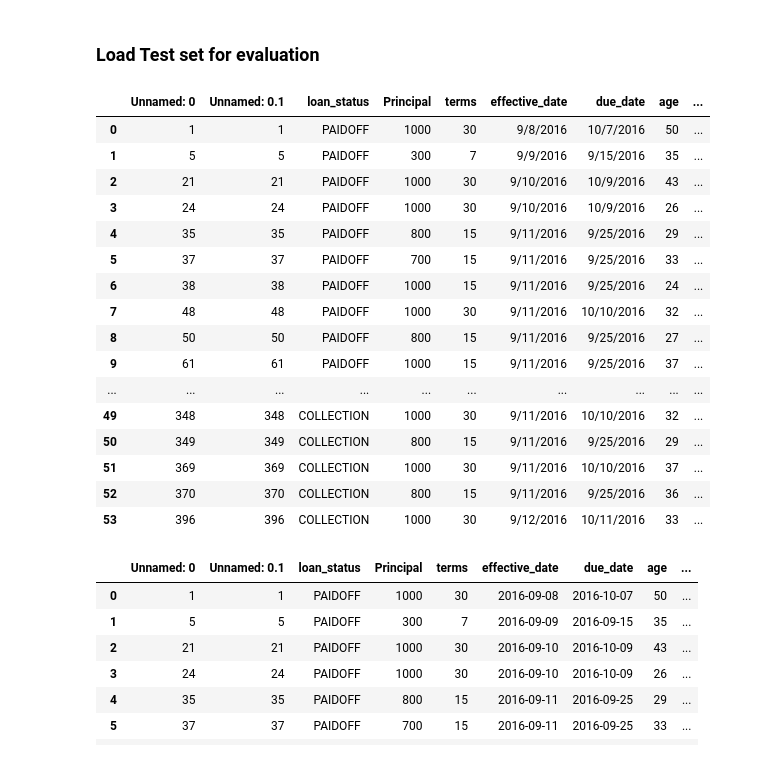
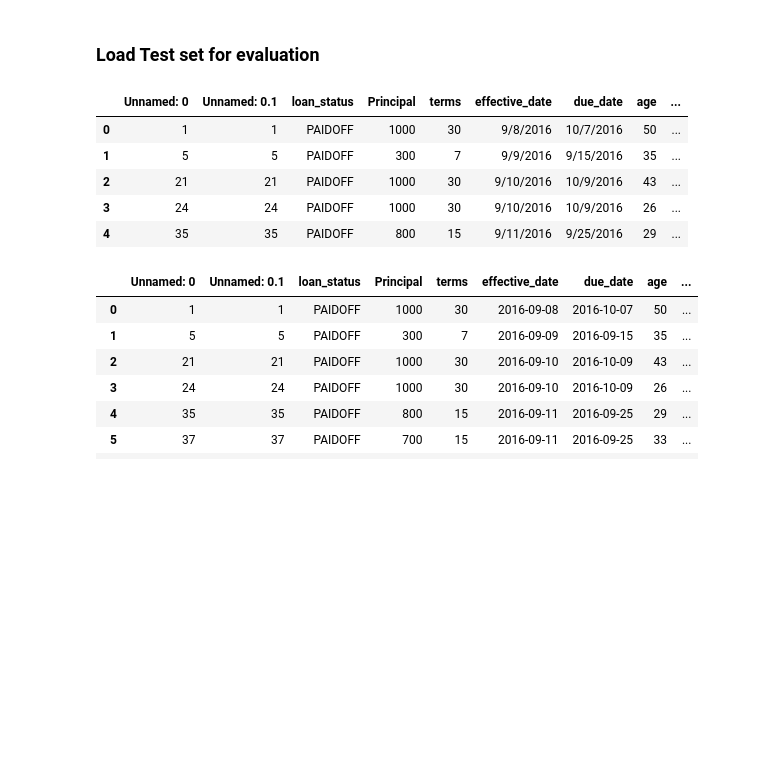
Before and after one commit to abdulahad89/Capstone-Project, a Jupyter notebook: Classifier.ipynb, the cells around one changed output. Drawn from its saved outputs; the diff is of its cells as text; code cells hidden in the pictures; blank space fills up the shorter version.

```diff
--- a/Classifier.ipynb
+++ b/Classifier.ipynb
@@ -489,27 +489,14 @@ Saving to: ‘loan_test.csv’
 ### Load Test set for evaluation
 # %%
 test_df = pd.read_csv('loan_test.csv')
-test_df.head()
-test_df.shape
-test_df
+test_df.head(5)
 # %% [output]
 |  | Unnamed: 0 | Unnamed: 0.1 | loan_status | Principal | terms | effective_date | due_date | age | ... |
 | 0 | 1 | 1 | PAIDOFF | 1000 | 30 | 9/8/2016 | 10/7/2016 | 50 | ... |
 | 1 | 5 | 5 | PAIDOFF | 300 | 7 | 9/9/2016 | 9/15/2016 | 35 | ... |
 | 2 | 21 | 21 | PAIDOFF | 1000 | 30 | 9/10/2016 | 10/9/2016 | 43 | ... |
 | 3 | 24 | 24 | PAIDOFF | 1000 | 30 | 9/10/2016 | 10/9/2016 | 26 | ... |
 | 4 | 35 | 35 | PAIDOFF | 800 | 15 | 9/11/2016 | 9/25/2016 | 29 | ... |
-| 5 | 37 | 37 | PAIDOFF | 700 | 15 | 9/11/2016 | 9/25/2016 | 33 | ... |
-| 6 | 38 | 38 | PAIDOFF | 1000 | 15 | 9/11/2016 | 9/25/2016 | 24 | ... |
-| 7 | 48 | 48 | PAIDOFF | 1000 | 30 | 9/11/2016 | 10/10/2016 | 32 | ... |
-| 8 | 50 | 50 | PAIDOFF | 800 | 15 | 9/11/2016 | 9/25/2016 | 27 | ... |
-| 9 | 61 | 61 | PAIDOFF | 1000 | 15 | 9/11/2016 | 9/25/2016 | 37 | ... |
-| ... | ... | ... | ... | ... | ... | ... | ... | ... | ... |
-| 49 | 348 | 348 | COLLECTION | 1000 | 30 | 9/11/2016 | 10/10/2016 | 32 | ... |
-| 50 | 349 | 349 | COLLECTION | 800 | 15 | 9/11/2016 | 9/25/2016 | 29 | ... |
-| 51 | 369 | 369 | COLLECTION | 1000 | 30 | 9/11/2016 | 10/10/2016 | 37 | ... |
-| 52 | 370 | 370 | COLLECTION | 800 | 15 | 9/11/2016 | 9/25/2016 | 36 | ... |
-| 53 | 396 | 396 | COLLECTION | 1000 | 30 | 9/12/2016 | 10/11/2016 | 33 | ... |
 # %%
 test_df['due_date'] = pd.to_datetime(test_df['due_date'])
 test_df['effective_date'] = pd.to_datetime(test_df['effective_date'])
```
Also changed, not shown: parts of 7 cells of this notebook.
